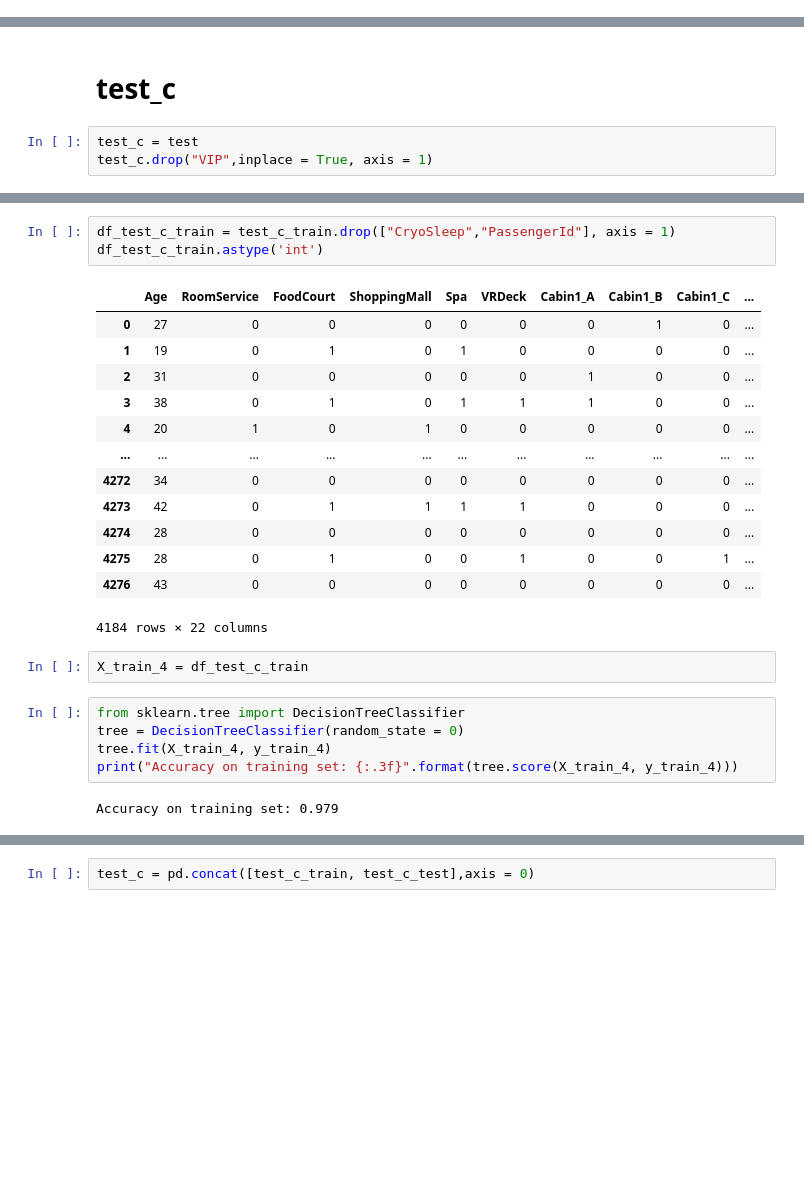
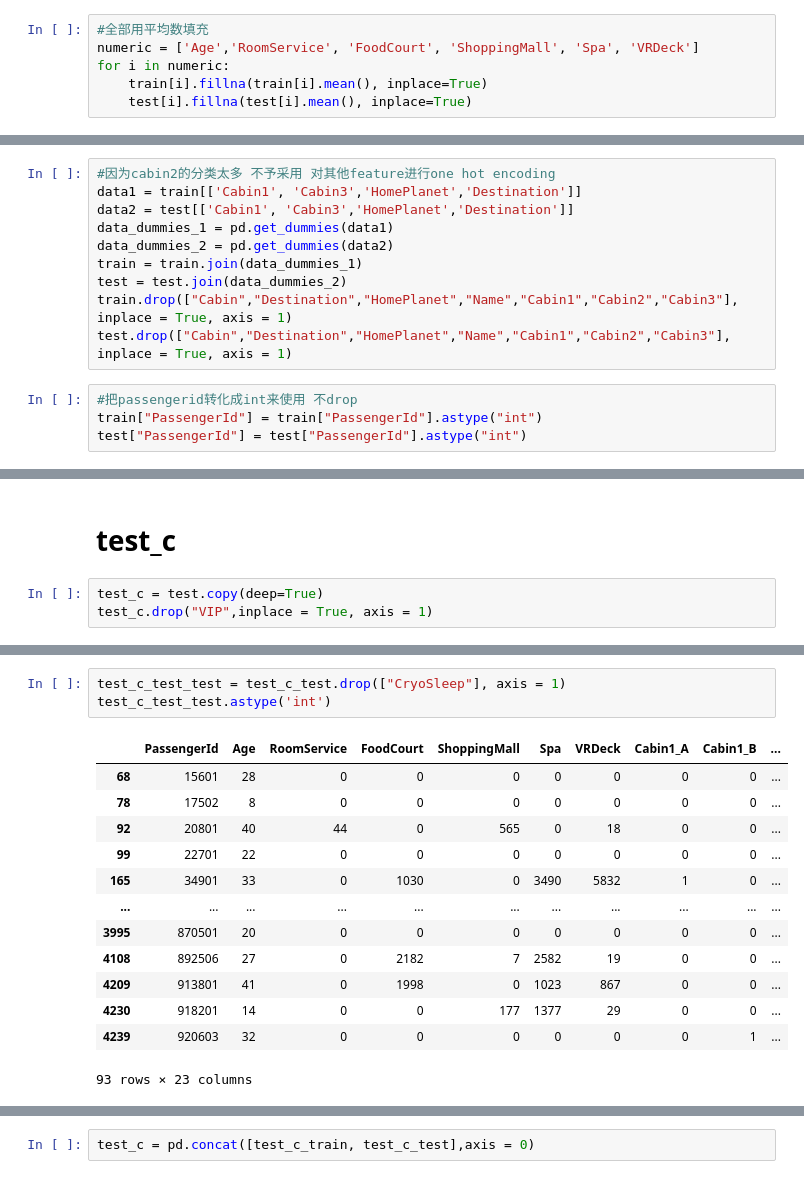
Before and after one commit to thefoolgy/kaggle, a Jupyter notebook: spaceship_titanic.ipynb, the cells around one changed output, grey strips where cells are left out. Cells and saved outputs as stored; diff of their text form; blank space fills up the shorter version.

```diff
--- a/spaceship_titanic.ipynb
+++ b/spaceship_titanic.ipynb
@@ -430,0 +9,6 @@ memory usage: 18.9+ KB
+# %%
+#全部用平均数填充
+numeric = ['Age','RoomService', 'FoodCourt', 'ShoppingMall', 'Spa', 'VRDeck']
+for i in numeric:
+    train[i].fillna(train[i].mean(), inplace=True)
+    test[i].fillna(test[i].mean(), inplace=True)
@@ -430,0 +41,14 @@ memory usage: 18.9+ KB
+# %%
+#因为cabin2的分类太多 不予采用 对其他feature进行one hot encoding
+data1 = train[['Cabin1', 'Cabin3','HomePlanet','Destination']]
+data2 = test[['Cabin1', 'Cabin3','HomePlanet','Destination']]
+data_dummies_1 = pd.get_dummies(data1)
+data_dummies_2 = pd.get_dummies(data2)
+train = train.join(data_dummies_1)
+test = test.join(data_dummies_2)
+train.drop(["Cabin","Destination","HomePlanet","Name","Cabin1","Cabin2","Cabin3"], inplace = True, axis = 1)
+test.drop(["Cabin","Destination","HomePlanet","Name","Cabin1","Cabin2","Cabin3"], inplace = True, axis = 1)
+# %%
+#把passengerid转化成int来使用 不drop
+train["PassengerId"] = train["PassengerId"].astype("int")
+test["PassengerId"] = test["PassengerId"].astype("int")
@@ -1004,5 +192,5 @@ memory usage: 367.7+ KB
 # %% [markdown]
 # test_c
 # %%
-test_c = test
+test_c = test.copy(deep=True)
 test_c.drop("VIP",inplace = True, axis = 1)
@@ -1092,26 +224,17 @@ Name: CryoSleep, Length: 4184, dtype: int32
 # %%
-df_test_c_train = test_c_train.drop(["CryoSleep","PassengerId"], axis = 1)
-df_test_c_train.astype('int')
+test_c_test_test = test_c_test.drop(["CryoSleep"], axis = 1)
+test_c_test_test.astype('int')
 # %% [output]
-|  | Age | RoomService | FoodCourt | ShoppingMall | Spa | VRDeck | Cabin1_A | Cabin1_B | Cabin1_C | ... |
-| 0 | 27 | 0 | 0 | 0 | 0 | 0 | 0 | 1 | 0 | ... |
-| 1 | 19 | 0 | 1 | 0 | 1 | 0 | 0 | 0 | 0 | ... |
-| 2 | 31 | 0 | 0 | 0 | 0 | 0 | 1 | 0 | 0 | ... |
-| 3 | 38 | 0 | 1 | 0 | 1 | 1 | 1 | 0 | 0 | ... |
-| 4 | 20 | 1 | 0 | 1 | 0 | 0 | 0 | 0 | 0 | ... |
+|  | PassengerId | Age | RoomService | FoodCourt | ShoppingMall | Spa | VRDeck | Cabin1_A | Cabin1_B | ... |
+| 68 | 15601 | 28 | 0 | 0 | 0 | 0 | 0 | 0 | 0 | ... |
+| 78 | 17502 | 8 | 0 | 0 | 0 | 0 | 0 | 0 | 0 | ... |
+| 92 | 20801 | 40 | 44 | 0 | 565 | 0 | 18 | 0 | 0 | ... |
+| 99 | 22701 | 22 | 0 | 0 | 0 | 0 | 0 | 0 | 0 | ... |
+| 165 | 34901 | 33 | 0 | 1030 | 0 | 3490 | 5832 | 1 | 0 | ... |
 | ... | ... | ... | ... | ... | ... | ... | ... | ... | ... | ... |
-| 4272 | 34 | 0 | 0 | 0 | 0 | 0 | 0 | 0 | 0 | ... |
-| 4273 | 42 | 0 | 1 | 1 | 1 | 1 | 0 | 0 | 0 | ... |
-| 4274 | 28 | 0 | 0 | 0 | 0 | 0 | 0 | 0 | 0 | ... |
-| 4275 | 28 | 0 | 1 | 0 | 0 | 1 | 0 | 0 | 1 | ... |
-| 4276 | 43 | 0 | 0 | 0 | 0 | 0 | 0 | 0 | 0 | ... |
+| 3995 | 870501 | 20 | 0 | 0 | 0 | 0 | 0 | 0 | 0 | ... |
+| 4108 | 892506 | 27 | 0 | 2182 | 7 | 2582 | 19 | 0 | 0 | ... |
+| 4209 | 913801 | 41 | 0 | 1998 | 0 | 1023 | 867 | 0 | 0 | ... |
+| 4230 | 918201 | 14 | 0 | 0 | 177 | 1377 | 29 | 0 | 0 | ... |
+| 4239 | 920603 | 32 | 0 | 0 | 0 | 0 | 0 | 0 | 1 | ... |
-4184 rows × 22 columns
+93 rows × 23 columns
-# %%
-X_train_4 = df_test_c_train
-# %%
-from sklearn.tree import DecisionTreeClassifier
-tree = DecisionTreeClassifier(random_state = 0)
-tree.fit(X_train_4, y_train_4)
-print("Accuracy on training set: {:.3f}".format(tree.score(X_train_4, y_train_4)))
-# %% [output]
-Accuracy on training set: 0.979
```
Also changed, not shown: parts of 204 cells of this notebook.
